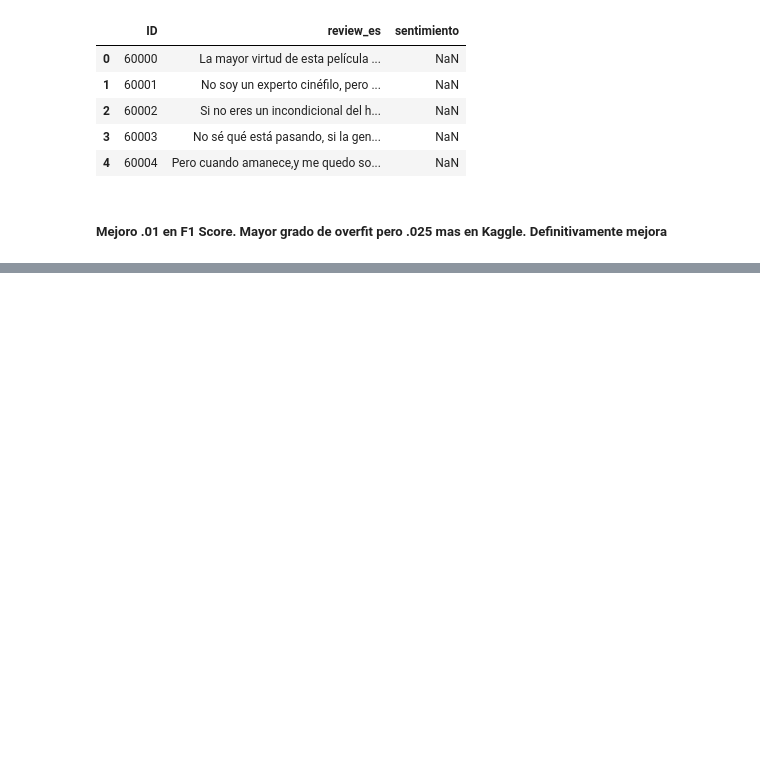
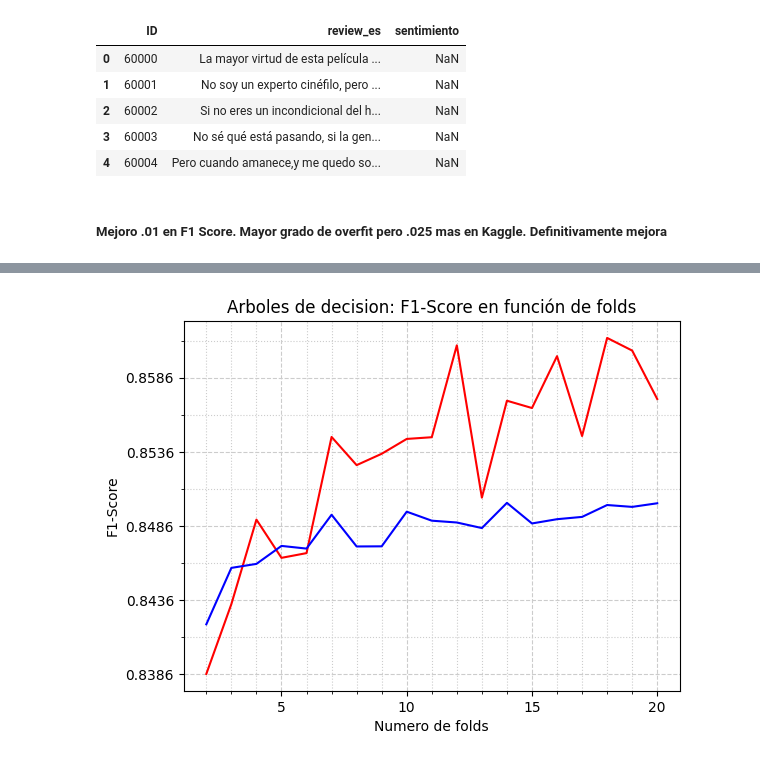
Before and after one commit to sttesta3/7506R-1C2024-GRUPO08, a Jupyter notebook: TP2_BayesNaive.ipynb, the cells around one changed output, grey strips where cells are left out. Saved outputs shown, nothing was run; the diff lists cells and outputs as text; code cells hidden in the pictures; blank space fills up the shorter version.

```diff
--- a/TP2_BayesNaive.ipynb
+++ b/TP2_BayesNaive.ipynb
@@ -533,12 +532,12 @@ resultados = []
 # Ajuste Fino
 for i in range(CANT_FOLDS_MINIMA_PROCESADO,CANT_FOLDS_MAXIMA_FINO_PROCESADO + 1):
   print("#################",i,"FOLDS #################")
-  NBcv = MultinomialNB()
-  resultadosp = cross_validate(NBcv,Xp_train, Yp_train, cv=StratifiedKFold(n_splits=i),scoring=make_scorer(f1_score),return_estimator=True)
+  NBcv = make_pipeline(TfidfVectorizer(), MultinomialNB())
+  resultadosp = cross_validate(NBcv,Xp_train.texto_codificado, Yp_train.map({"positivo":0,"negativo":1}), cv=StratifiedKFold(n_splits=i,shuffle=True),scoring=make_scorer(f1_score),return_estimator=True)
   metricsCV=resultadosp['test_score']
   NBs.append( resultadosp['estimator'][np.where(metricsCV==max(metricsCV))[0][0]] )
   resultados.append( resultadosp['test_score'][np.where(metricsCV==max(metricsCV))[0][0]] )
 
-resultados_test = [ f1_score(Yp_test, modelo.predict(Xp_test)) for modelo in NBs ]
+resultados_test = [ f1_score(Yp_test.map({"positivo":0,"negativo":1}), modelo.predict(Xp_test.texto_codificado)) for modelo in NBs ]
 # %% [output]
 ################# 2 FOLDS #################
@@ -548,0 +563,29 @@ You can try to debug the error by setting error_score='raise'.
+# %%
+resultados_test = [ f1_score(Yp_test.map({"positivo":0,"negativo":1}), modelo.predict(Xp_test.texto_codificado)) for modelo in NBs ]
+# %%
+# Graficos de F1-Score en función de Folds para ajuste vruto
+fig = plt.figure()
+ax = fig.add_subplot()
+x_major_ticks = np.arange(0, CANT_FOLDS_MAXIMA_FINO_PROCESADO + 1, 5)
+x_minor_ticks = np.arange(0, CANT_FOLDS_MAXIMA_FINO_PROCESADO + 1, 1)
+y_major_ticks = np.arange(min(resultados) - 0.1, max(resultados) + 0.1, 0.0050)
+y_minor_ticks = np.arange(min(resultados) - 0.1, max(resultados) + 0.1, 0.0025)
+
+ax.set_xticks(x_major_ticks)
+ax.set_xticks(x_minor_ticks, minor=True)
+ax.set_yticks(y_major_ticks)
+ax.set_yticks(y_minor_ticks, minor=True)
+
+ax.grid(which='minor', color='#CCCCCC', linestyle=':')
+ax.grid(which='major', color='#CCCCCC', linestyle='--')
+
+ax.set_xlabel("Numero de folds")
+ax.set_ylabel("F1-Score")
+ax.set_title("Arboles de decision: F1-Score en función de folds")
+
+plt.plot(range(CANT_FOLDS_MINIMA_PROCESADO,CANT_FOLDS_MAXIMA_FINO_PROCESADO + 1), resultados, label="F1-Score",color="red")
+plt.plot(range(CANT_FOLDS_MINIMA_PROCESADO,CANT_FOLDS_MAXIMA_FINO_PROCESADO + 1), resultados_test, label="F1-Score",color="blue")
+
+plt.show()
+# %% [output]
+[figure, added]
```
Also changed, not shown: parts of 7 cells of this notebook.
